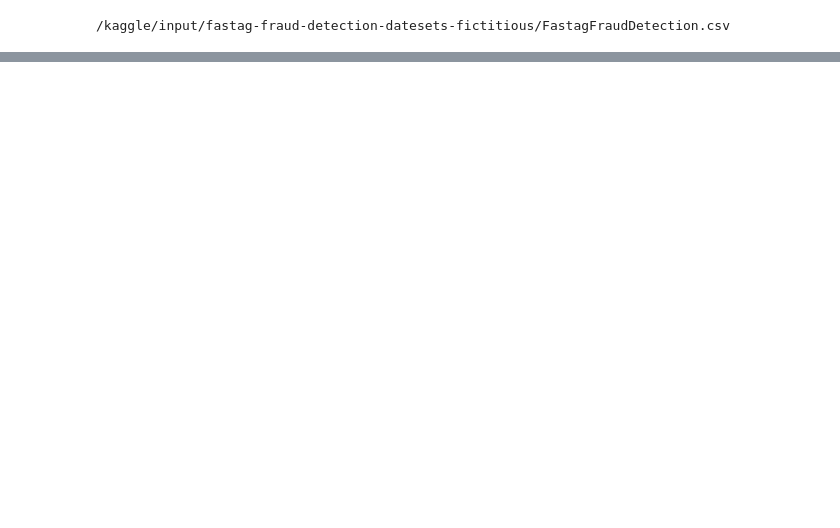
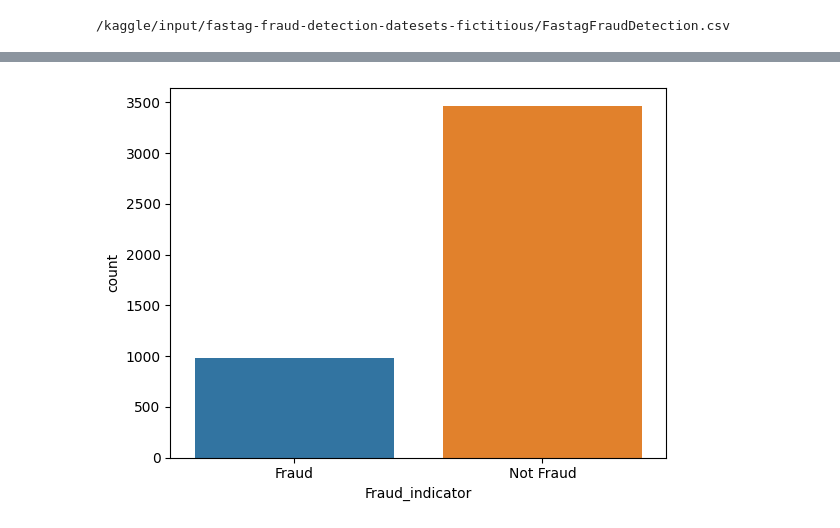
Before and after one commit to VishalDeoPrasad/FastTag-Fraud-Detection, a Jupyter notebook: fasttag-fraud-detection.ipynb, the cells around one changed output, grey strips where cells are left out. Drawn from its saved outputs; the diff is of its cells as text; code cells hidden in the pictures; blank space fills up the shorter version.

Commit message:
Kaggle Notebook | FastTag Fraud Detection | Version 2

```diff
--- a/fasttag-fraud-detection.ipynb
+++ b/fasttag-fraud-detection.ipynb
@@ -20,0 +24,3 @@ for dirname, _, filenames in os.walk('/kaggle/input'):
+# %%
+data = pd.read_csv("/kaggle/input/fastag-fraud-detection-datesets-fictitious/FastagFraudDetection.csv")
+data.head()
@@ -20,0 +81,2 @@ for dirname, _, filenames in os.walk('/kaggle/input'):
+# %%
+data.dropna(inplace=True)
@@ -20,0 +104,5 @@ for dirname, _, filenames in os.walk('/kaggle/input'):
+# %%
+sns.countplot(x='Fraud_indicator', data=data)
+plt.show()
+# %% [output]
+[figure, added]
```
Also changed, not shown: parts of 33 cells of this notebook.
